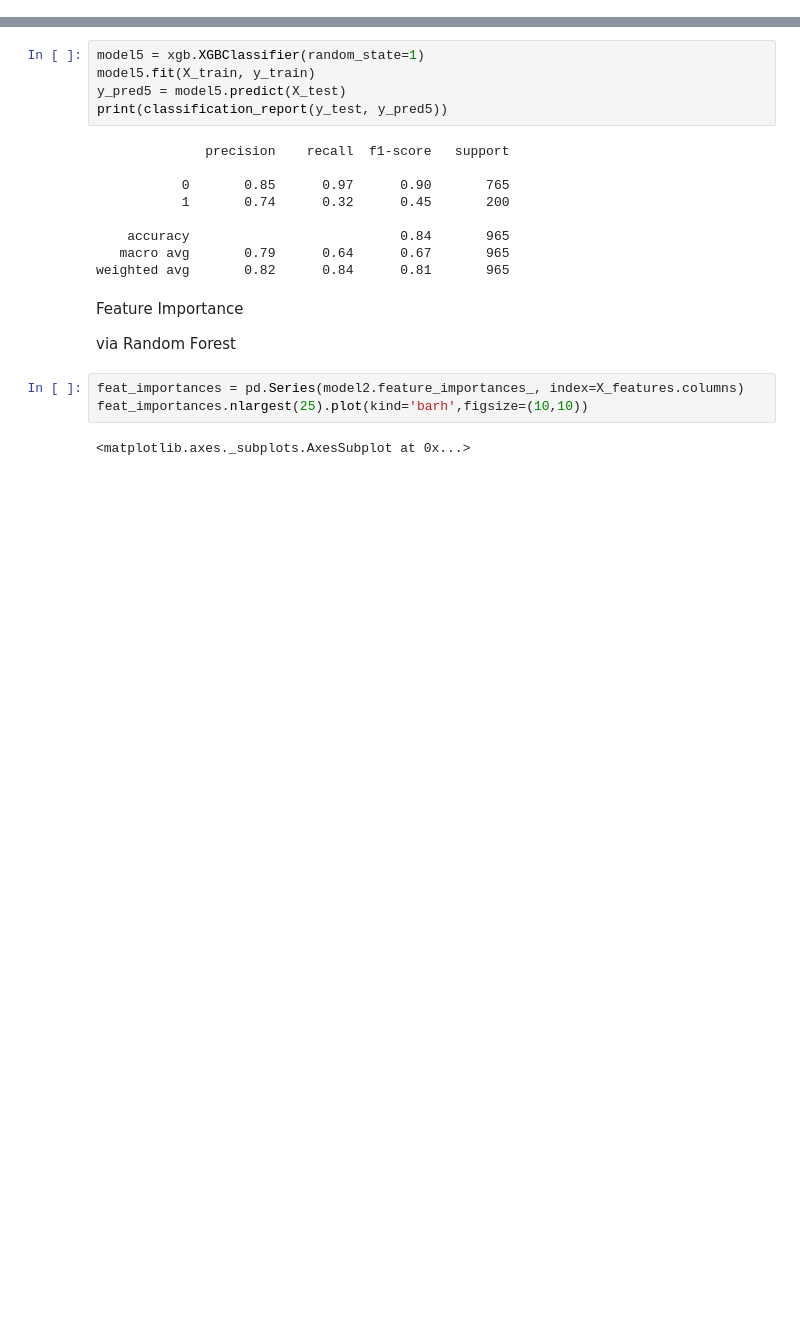
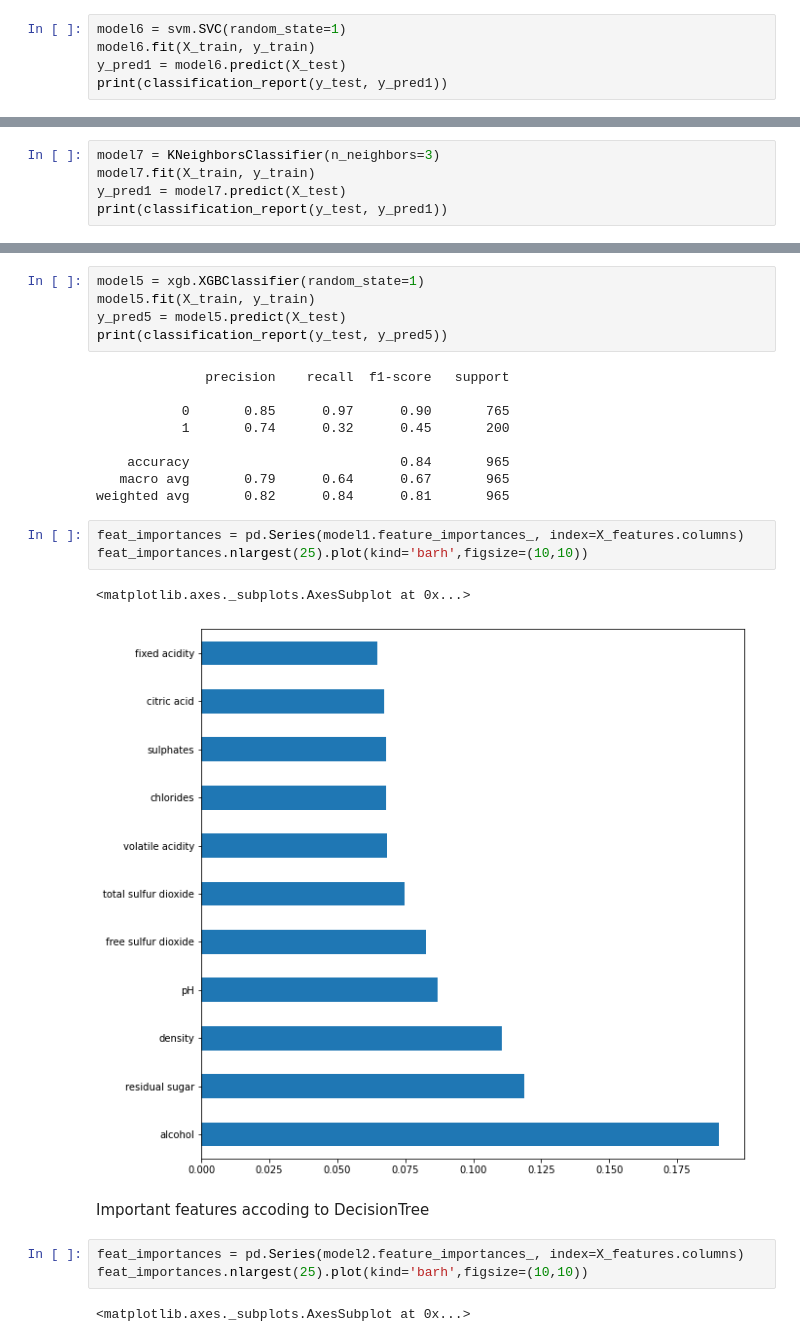
Before and after one commit to Maheep27/Wine, a Jupyter notebook: Wine.ipynb, the cells around one changed output, grey strips where cells are left out. Drawn from its saved outputs; the diff is of its cells as text; blank space fills up the shorter version.

```diff
--- a/Wine.ipynb
+++ b/Wine.ipynb
@@ -270,3 +272,8 @@ X_train, X_test, y_train, y_test = train_test_split(X, y, test_size=.25, random_
 **Split data**
 
 I split the data into a training and test so that I can evaluate the performance of my model.
+# %%
+model6 = svm.SVC(random_state=1)
+model6.fit(X_train, y_train)
+y_pred1 = model6.predict(X_test)
+print(classification_report(y_test, y_pred1))
@@ -272,0 +289,5 @@ I split the data into a training and test so that I can evaluate the performance
+# %%
+model7 = KNeighborsClassifier(n_neighbors=3)
+model7.fit(X_train, y_train)
+y_pred1 = model7.predict(X_test)
+print(classification_report(y_test, y_pred1))
@@ -340,10 +370,14 @@ print(classification_report(y_test, y_pred5))
     accuracy                           0.84       965
    macro avg       0.79      0.64      0.67       965
 weighted avg       0.82      0.84      0.81       965
-# %% [markdown]
-Feature Importance
-
-via Random Forest
+# %%
+feat_importances = pd.Series(model1.feature_importances_, index=X_features.columns)
+feat_importances.nlargest(25).plot(kind='barh',figsize=(10,10))
+# %% [output]
+<matplotlib.axes._subplots.AxesSubplot at 0x...>
+[figure, added]
+# %% [markdown]
+Important features accoding to DecisionTree
 # %%
 feat_importances = pd.Series(model2.feature_importances_, index=X_features.columns)
 feat_importances.nlargest(25).plot(kind='barh',figsize=(10,10))
```
Also changed, not shown: parts of 10 cells of this notebook.
